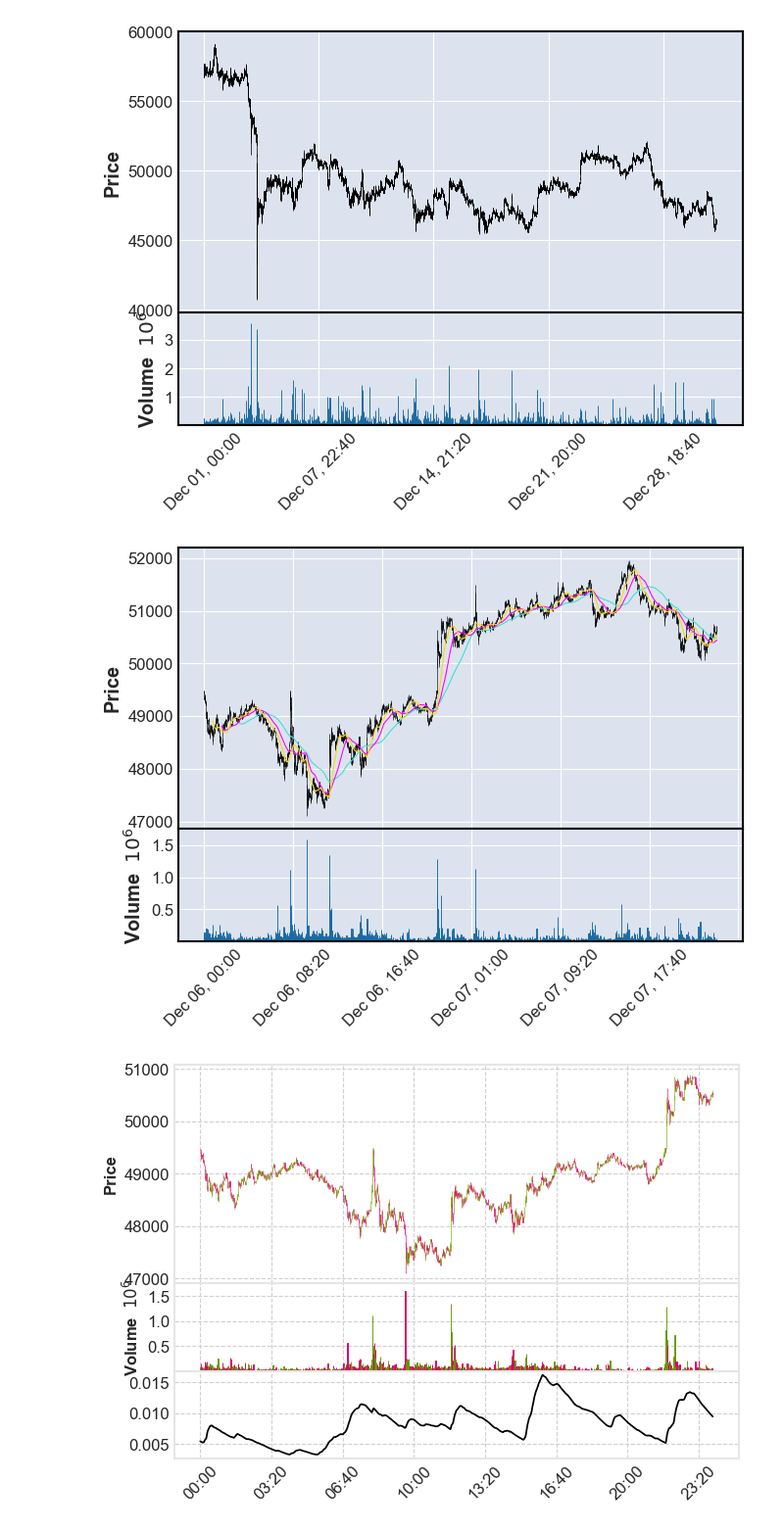
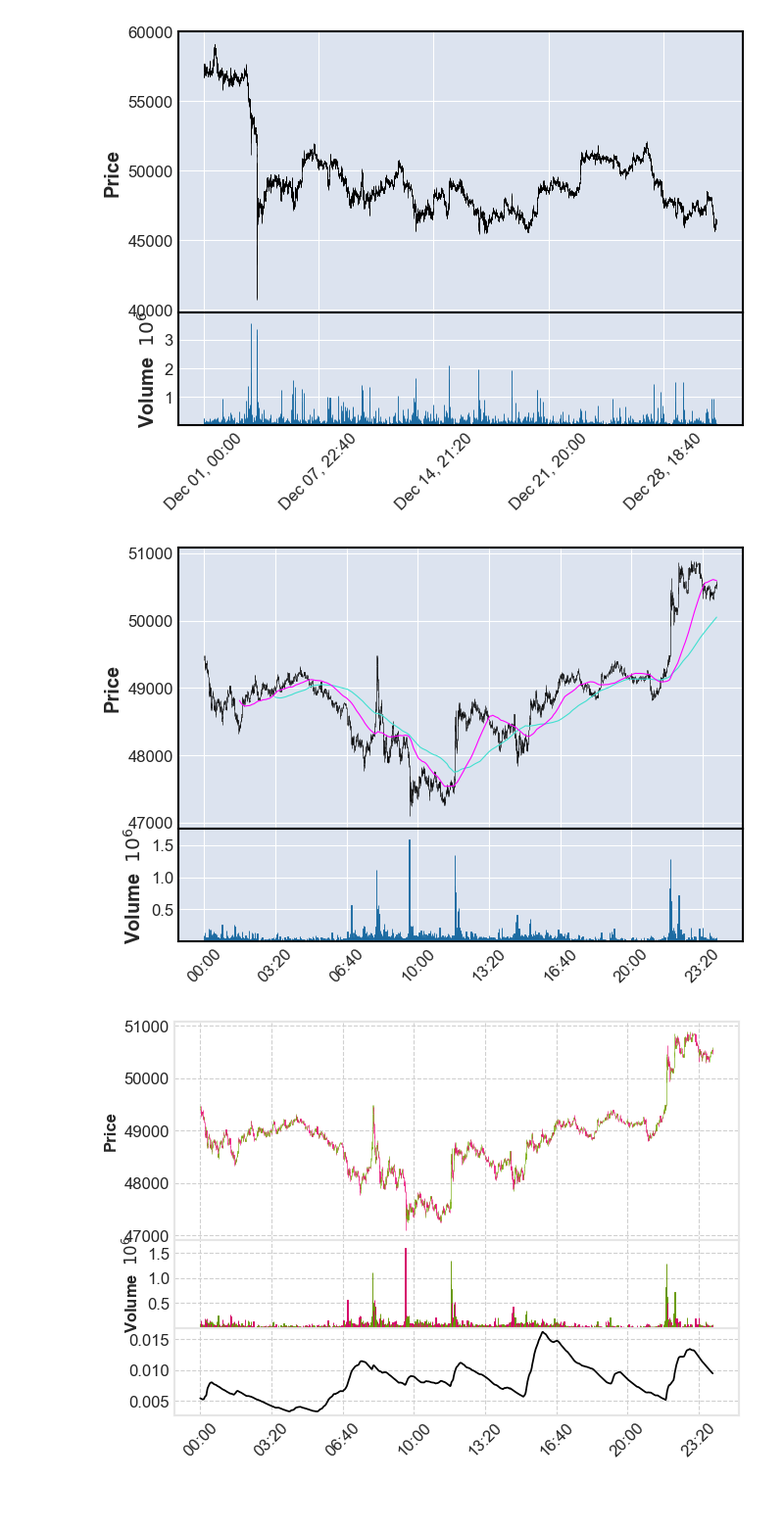
Before and after one commit to sharavsambuu/volatility-exps, a Jupyter notebook: plot_volatility.ipynb, the cells around one changed output. Shown: that part at 98% size. Saved outputs shown, nothing was run; the diff lists cells and outputs as text; code cells hidden in the pictures; blank space fills up the shorter version.

```diff
--- a/plot_volatility.ipynb
+++ b/plot_volatility.ipynb
@@ -41,9 +41,9 @@ mpf.plot(df, volume=True)
 # %% [output]
 [figure]
 # %%
-mpf.plot(df['2021-12-06': '2021-12-07'], type='candle', mav=(200, 100, 50), volume=True)
+mpf.plot(df['2021-12-06': '2021-12-06'], type='candle', mav=(200, 100), volume=True)
 # %% [output]
-[figure, old version]
+[figure, new version]
 # %%
 # daily vol, reindexed to close
 
```
Also changed, not shown: parts of 2 cells of this notebook, 1 other file.
